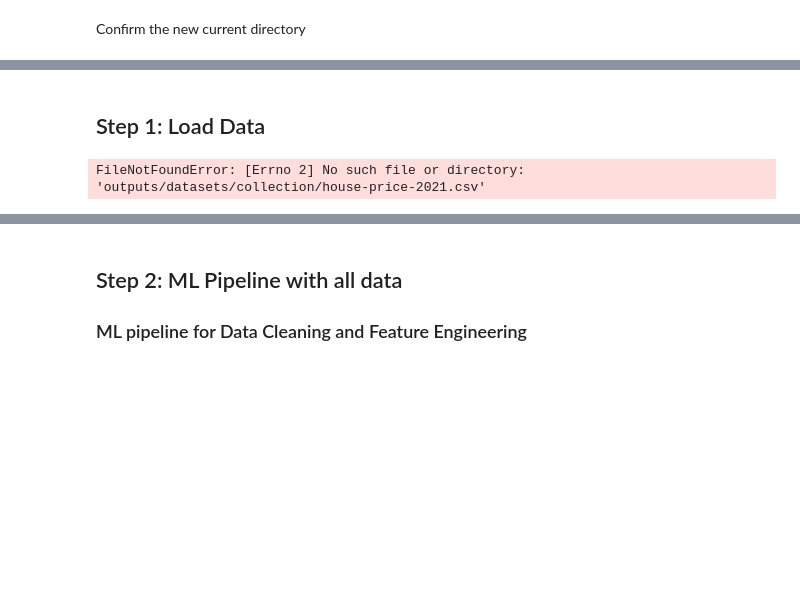
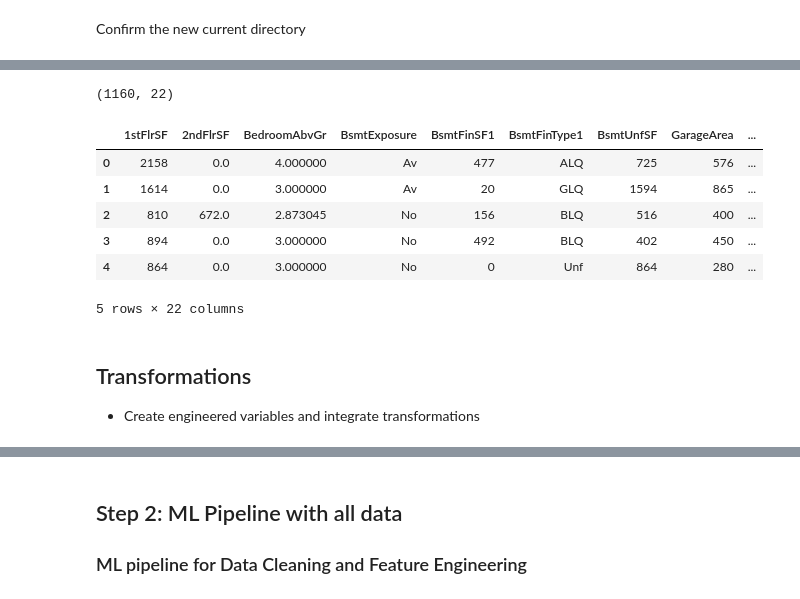
Before and after one commit to Issam-Allymis/Housing-market-analysis., a Jupyter notebook: jupyter_notebooks/05 - Model and Evaluation - predict SalePrice.ipynb, the cells around one changed output, grey strips where cells are left out. Drawn from its saved outputs; the diff is of its cells as text; code cells hidden in the pictures; blank space fills up the shorter version.

```diff
--- a/jupyter_notebooks/05 - Model and Evaluation - predict SalePrice.ipynb
+++ b/jupyter_notebooks/05 - Model and Evaluation - predict SalePrice.ipynb
@@ -41,14 +51,20 @@ current_dir
-# %% [markdown]
-## Step 1: Load Data
 # %%
 import numpy as np
 import pandas as pd
-df = (pd.read_csv("outputs/datasets/collection/house-price-2021.csv")
-      .drop(labels=['WoodDeckSF', 'EnclosedPorch'], axis=1)
-
-  )
+df = (pd.read_csv("outputs\datasets\cleaned\TrainSetCleaned.csv")
+)
 
 print(df.shape)
 df.head()
 # %% [output]
-FileNotFoundError: [Errno 2] No such file or directory: 'outputs/datasets/collection/house-price-2021.csv'
+(1160, 22)
+|  | 1stFlrSF | 2ndFlrSF | BedroomAbvGr | BsmtExposure | BsmtFinSF1 | BsmtFinType1 | BsmtUnfSF | GarageArea | ... |
+| 0 | 2158 | 0.0 | 4.000000 | Av | 477 | ALQ | 725 | 576 | ... |
+| 1 | 1614 | 0.0 | 3.000000 | Av | 20 | GLQ | 1594 | 865 | ... |
+| 2 | 810 | 672.0 | 2.873045 | No | 156 | BLQ | 516 | 400 | ... |
+| 3 | 894 | 0.0 | 3.000000 | No | 492 | BLQ | 402 | 450 | ... |
+| 4 | 864 | 0.0 | 3.000000 | No | 0 | Unf | 864 | 280 | ... |
+5 rows × 22 columns
+# %% [markdown]
+## Transformations
+* Create engineered variables and integrate transformations
```
Also changed, not shown: parts of 47 cells of this notebook, 6 other files.
